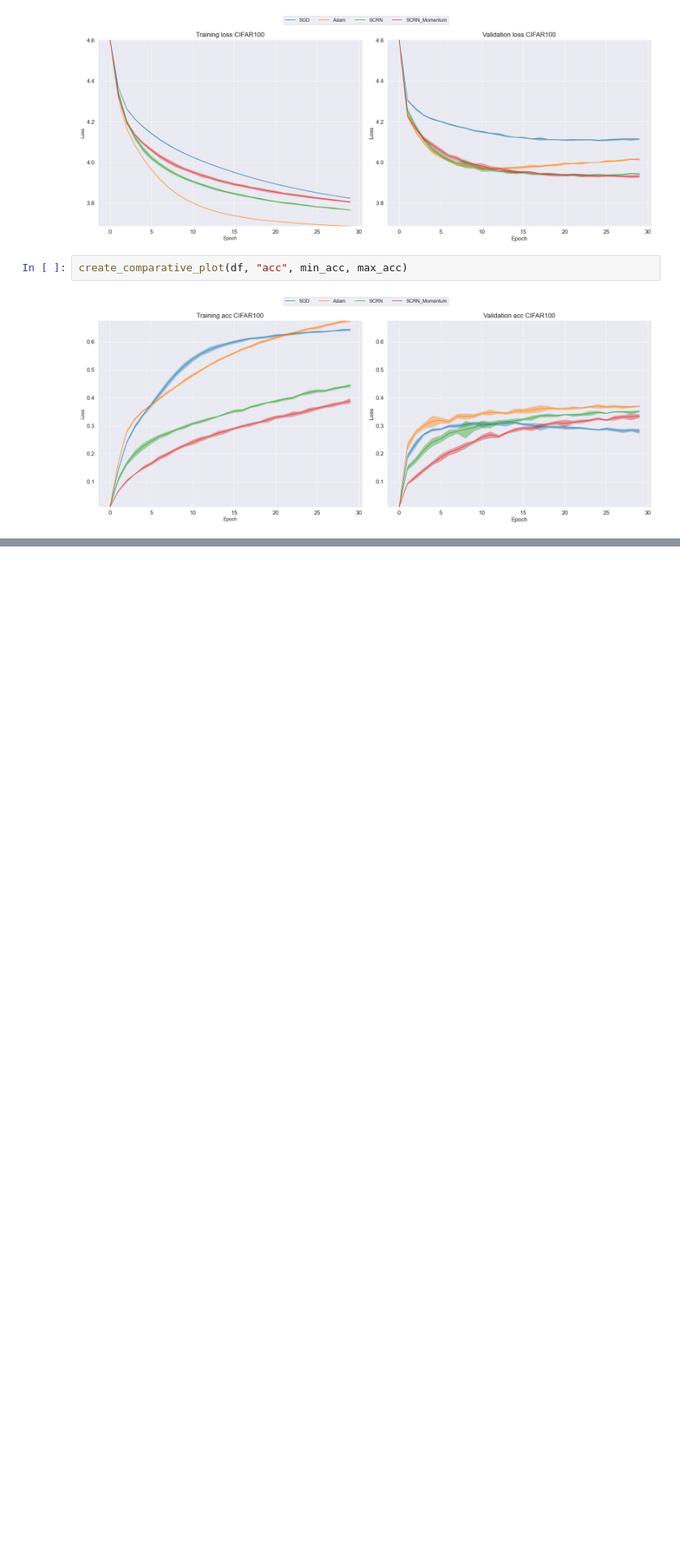
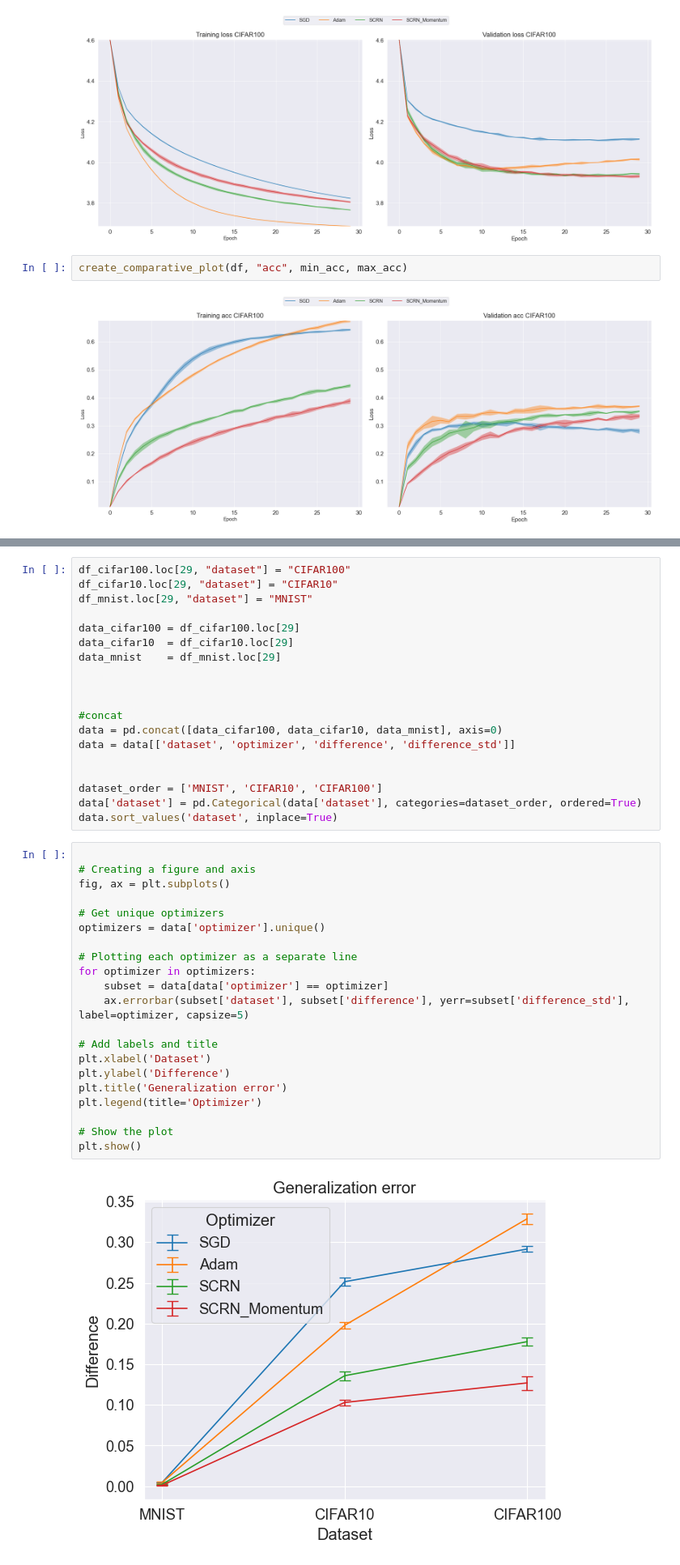
Before and after one commit to CS-433/ml-project-2-hessian4science, a Jupyter notebook: results/Results.ipynb, the cells around one changed output, grey strips where cells are left out. Shown at 81% size. Drawn from its saved outputs; the diff is of its cells as text; blank space fills up the shorter version.

```diff
--- a/results/Results.ipynb
+++ b/results/Results.ipynb
@@ -189,0 +213,42 @@ create_comparative_plot(df, "acc", min_acc, max_acc)
+# %%
+df_cifar100.loc[29, "dataset"] = "CIFAR100"
+df_cifar10.loc[29, "dataset"] = "CIFAR10"
+df_mnist.loc[29, "dataset"] = "MNIST"
+
+data_cifar100 = df_cifar100.loc[29]
+data_cifar10  = df_cifar10.loc[29]
+data_mnist    = df_mnist.loc[29]
+
+
+
+#concat
+data = pd.concat([data_cifar100, data_cifar10, data_mnist], axis=0)
+data = data[['dataset', 'optimizer', 'difference', 'difference_std']]
+
+
+dataset_order = ['MNIST', 'CIFAR10', 'CIFAR100']
+data['dataset'] = pd.Categorical(data['dataset'], categories=dataset_order, ordered=True)
+data.sort_values('dataset', inplace=True)
+# %%
+
+# Creating a figure and axis
+fig, ax = plt.subplots()
+
+# Get unique optimizers
+optimizers = data['optimizer'].unique()
+
+# Plotting each optimizer as a separate line
+for optimizer in optimizers:
+    subset = data[data['optimizer'] == optimizer]
+    ax.errorbar(subset['dataset'], subset['difference'], yerr=subset['difference_std'], label=optimizer, capsize=5)
+
+# Add labels and title
+plt.xlabel('Dataset')
+plt.ylabel('Difference')
+plt.title('Generalization error')
+plt.legend(title='Optimizer')
+
+# Show the plot
+plt.show()
+# %% [output]
+[figure, added]
```
Also changed, not shown: parts of 5 cells of this notebook, 2 other files.
